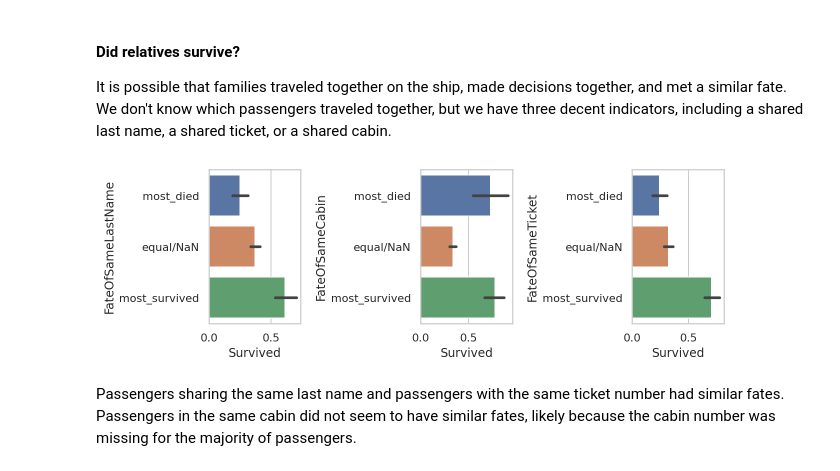
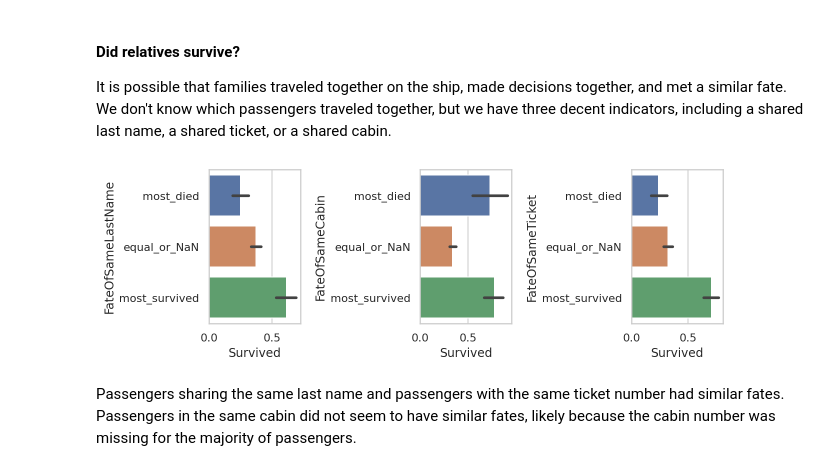
Before and after one commit to dwitvliet/kaggle-titanic, a Jupyter notebook: kaggle-titanic.ipynb, the cells around one changed output. Drawn from its saved outputs; the diff is of its cells as text; code cells hidden in the pictures.

```diff
--- a/kaggle-titanic.ipynb
+++ b/kaggle-titanic.ipynb
@@ -368,18 +367,18 @@ It is possible that families traveled together on the ship, made decisions toget
 # %%
 # Determine the status of others traveling with passenger.
 for df in (train, test, train_test):
     df['FateOfSameLastName'] = titanic.status_of_others_sharing_factor('LastName', train, df)
     df['FateOfSameCabin'] = titanic.status_of_others_sharing_factor('Cabin', train, df)
     df['FateOfSameTicket'] = titanic.status_of_others_sharing_factor('Ticket', train, df)
 
 # Plot the result.
 sharing_columns = ('FateOfSameLastName', 'FateOfSameCabin', 'FateOfSameTicket')
 fig, axes = plt.subplots(1, 3, figsize=(9, 3))
 for i, column in enumerate(sharing_columns):
-    sns.barplot(data=train, y=column, x='Survived', ax=axes[i], order=('most_died', 'equal/NaN', 'most_survived'))
+    sns.barplot(data=train, y=column, x='Survived', ax=axes[i], order=('most_died', 'equal_or_NaN', 'most_survived'))
 plt.tight_layout()
 # %% [output]
-[figure, old version]
+[figure, new version]
 # %% [markdown]
 Passengers sharing the same last name and passengers with the same ticket number had similar fates. Passengers in the same cabin did not seem to have similar fates, likely because the cabin number was missing for the majority of passengers.
 # %% [markdown]
```
Also changed, not shown: parts of 9 cells of this notebook.
